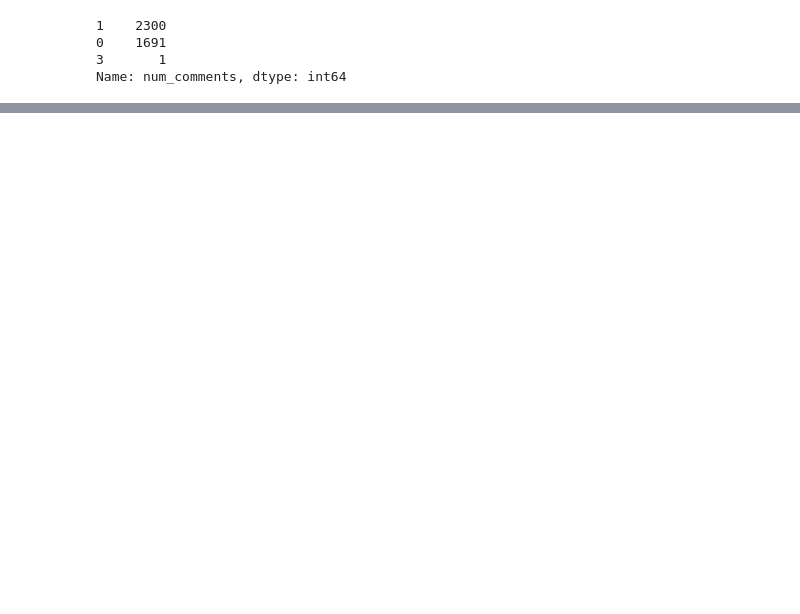
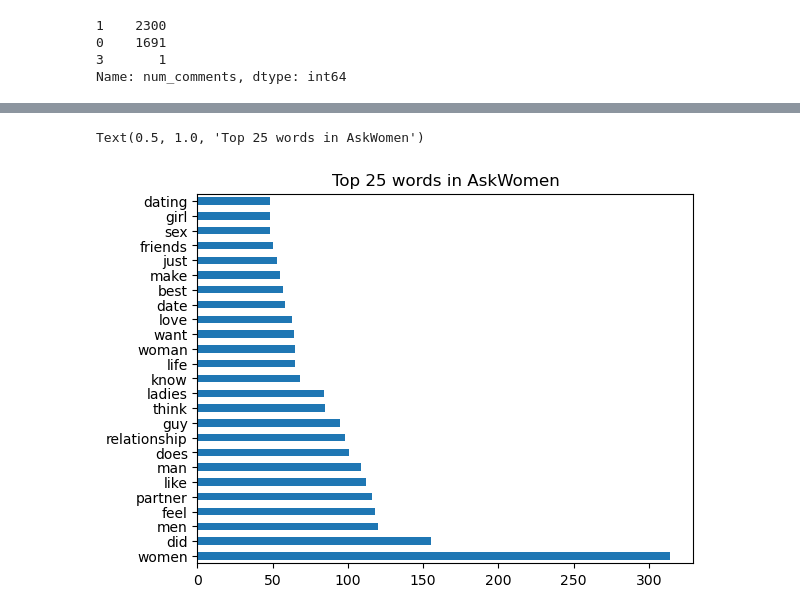
Before and after one commit to DerikVo/Reddit_NLP_project, a Jupyter notebook: Code/02_data_cleaning.ipynb, the cells around one changed output, grey strips where cells are left out. Drawn from its saved outputs; the diff is of its cells as text; code cells hidden in the pictures; blank space fills up the shorter version.

```diff
--- a/Code/02_data_cleaning.ipynb
+++ b/Code/02_data_cleaning.ipynb
@@ -142,0 +264,8 @@ dtype: int64
+# %%
+#loading in data, so we dont have to run the entire notebook again
+vect_df = pd.read_csv('../Data/sub_reddit_data_clean.csv')
+# %%
+cvec = CountVectorizer(stop_words='english')
+X= vect_df['title']
+X_cv = cvec.fit_transform(X)
+X_cv.shape
@@ -142,0 +274,3 @@ dtype: int64
+# %%
+words_df = pd.DataFrame(X_cv.todense(), columns=cvec.get_feature_names_out())
+words_df.head()
@@ -142,0 +285,2 @@ dtype: int64
+# %%
+women_word = words_df[vect_df['subreddit'] == 'AskWomen'].sum().sort_values(ascending=False)
@@ -142,0 +311,6 @@ dtype: int64
+# %%
+women_word.head(25).plot(kind ='barh')
+plt.title('Top 25 words in AskWomen')
+# %% [output]
+Text(0.5, 1.0, 'Top 25 words in AskWomen')
+[figure, added]
```
Also changed, not shown: parts of 52 cells of this notebook, 2 other files.
